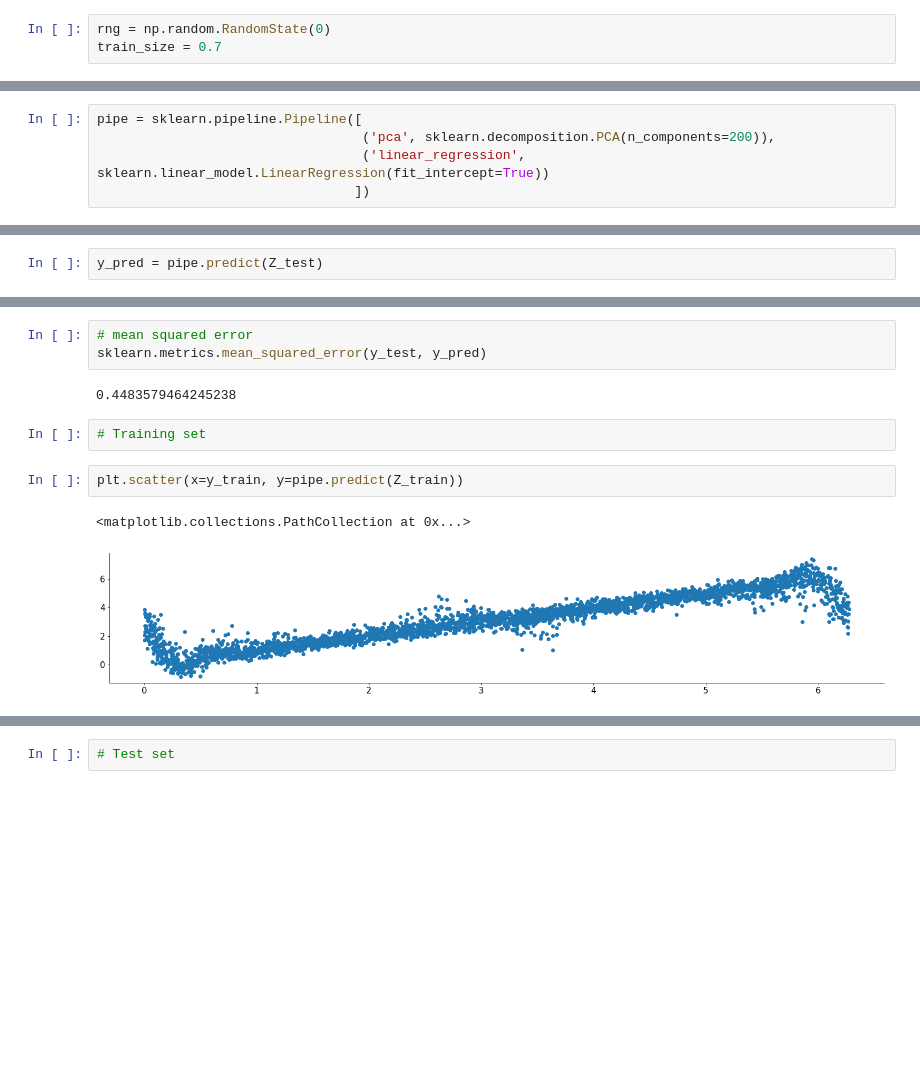
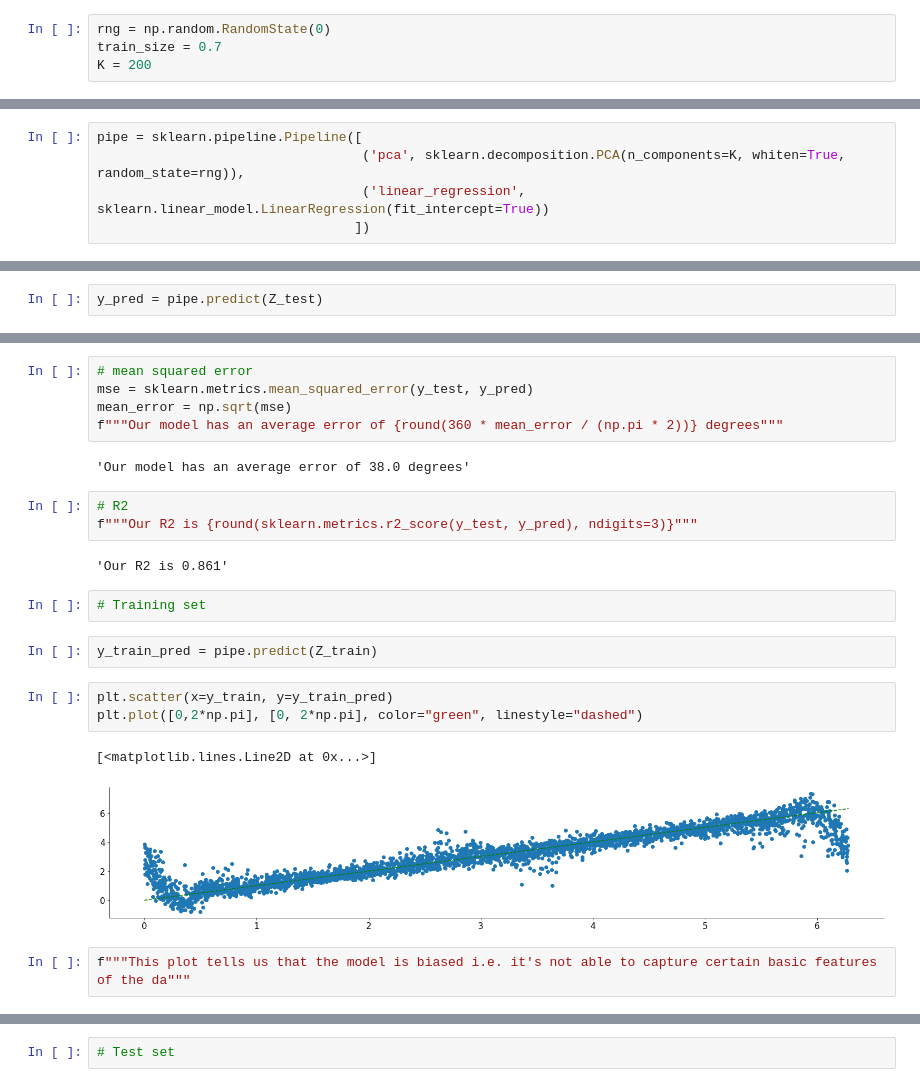
Before and after one commit to hnoamany/Mind-Readers, a Jupyter notebook: Notebooks/orientations_regression.ipynb, the cells around one changed output, grey strips where cells are left out. Drawn from its saved outputs; the diff is of its cells as text; blank space fills up the shorter version.

Commit message:
Baseline regression model: clean and document model

```diff
--- a/Notebooks/orientations_regression.ipynb
+++ b/Notebooks/orientations_regression.ipynb
@@ -159,13 +161,14 @@ import sklearn.metrics
 # %%
 rng = np.random.RandomState(0)
 train_size = 0.7
+K = 200
 # %%
 X_train, X_test, y_train, y_test = sklearn.model_selection.train_test_split(dat['sresp'].T, dat['istim'], train_size=train_size, random_state=rng)
 Z_train = scipy.stats.zscore(X_train, axis=1)
 Z_test = scipy.stats.zscore(X_test, axis=1)
 # %%
 pipe = sklearn.pipeline.Pipeline([
-                                  ('pca', sklearn.decomposition.PCA(n_components=200)),
+                                  ('pca', sklearn.decomposition.PCA(n_components=K, whiten=True, random_state=rng)),
                                   ('linear_regression', sklearn.linear_model.LinearRegression(fit_intercept=True))
                                  ])
 # %%
@@ -212,15 +219,27 @@ encoding
 # %%
 # mean squared error
-sklearn.metrics.mean_squared_error(y_test, y_pred)
+mse = sklearn.metrics.mean_squared_error(y_test, y_pred)
+mean_error = np.sqrt(mse)
+f"""Our model has an average error of {round(360 * mean_error / (np.pi * 2))} degrees"""
 # %% [output]
-0.4483579464245238
+'Our model has an average error of 38.0 degrees'
+# %%
+# R2
+f"""Our R2 is {round(sklearn.metrics.r2_score(y_test, y_pred), ndigits=3)}"""
+# %% [output]
+'Our R2 is 0.861'
 # %%
 # Training set
 # %%
-plt.scatter(x=y_train, y=pipe.predict(Z_train))
+y_train_pred = pipe.predict(Z_train)
-# %% [output]
-<matplotlib.collections.PathCollection at 0x...>
-[figure, removed]
+# %%
+plt.scatter(x=y_train, y=y_train_pred)
+plt.plot([0,2*np.pi], [0, 2*np.pi], color="green", linestyle="dashed")
+# %% [output]
+[<matplotlib.lines.Line2D at 0x...>]
+[figure, added]
+# %%
+f"""This plot tells us that the model is biased i.e. it's not able to capture certain basic features of the da"""
 # %%
 plt.scatter(x=y_train, y=y_train - pipe.predict(Z_train))
 # %% [output]
```
Also changed, not shown: parts of 13 cells of this notebook.
